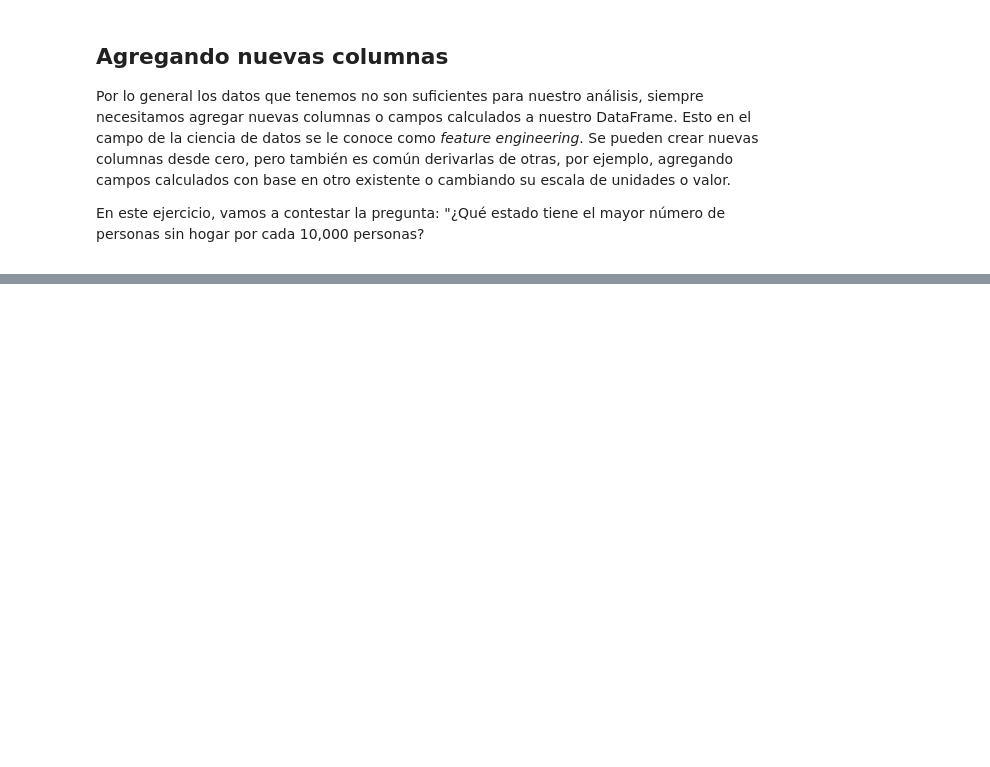
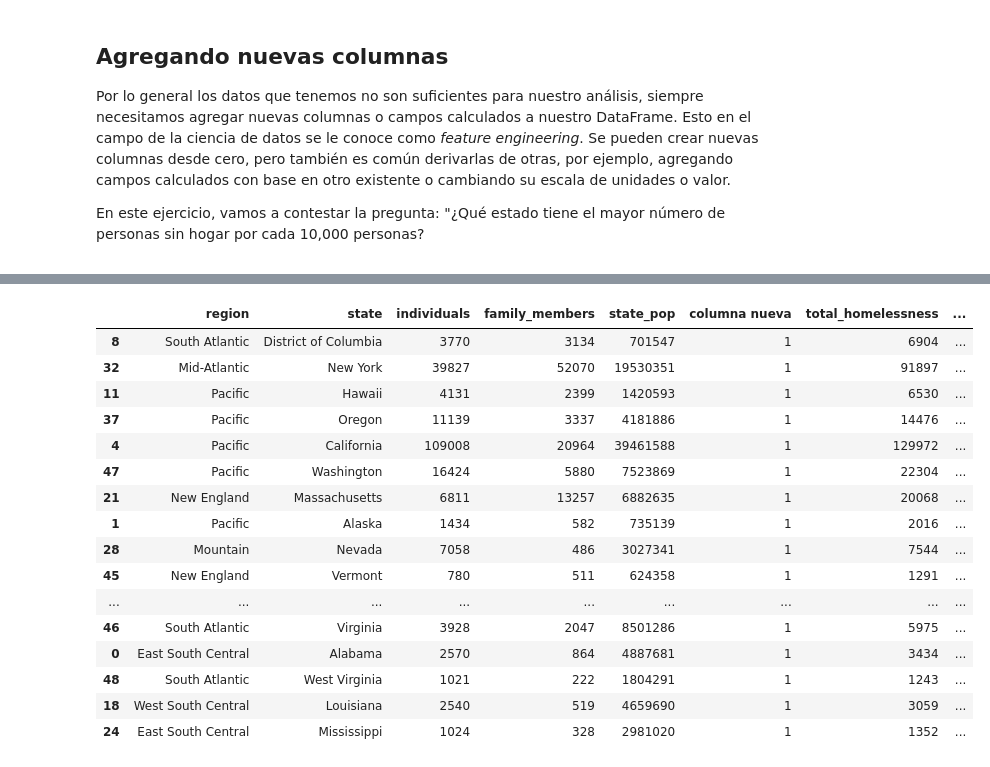
Before and after one commit to RebecaMagallanFlores/python-basics, a Jupyter notebook: 5.Analisis exploratorio.ipynb, the cells around one changed output, grey strips where cells are left out. Saved outputs shown, nothing was run; the diff lists cells and outputs as text; code cells hidden in the pictures; blank space fills up the shorter version.

```diff
--- a/5.Analisis exploratorio.ipynb
+++ b/5.Analisis exploratorio.ipynb
@@ -114,0 +585,22 @@ En este ejercicio, vamos a contestar la pregunta: "¿Qué estado tiene el mayor
+# %%
+# Vamos a ordenar de mandera descendente nuestra nueva variable
+homelessness_ordenada=homelessness.sort_values(by='indiv_per_20k',ascending=False)
+display(homelessness_ordenada)
+# %% [output]
+|  | region | state | individuals | family_members | state_pop | columna nueva | total_homelessness | ... |
+| 8 | South Atlantic | District of Columbia | 3770 | 3134 | 701547 | 1 | 6904 | ... |
+| 32 | Mid-Atlantic | New York | 39827 | 52070 | 19530351 | 1 | 91897 | ... |
+| 11 | Pacific | Hawaii | 4131 | 2399 | 1420593 | 1 | 6530 | ... |
+| 37 | Pacific | Oregon | 11139 | 3337 | 4181886 | 1 | 14476 | ... |
+| 4 | Pacific | California | 109008 | 20964 | 39461588 | 1 | 129972 | ... |
+| 47 | Pacific | Washington | 16424 | 5880 | 7523869 | 1 | 22304 | ... |
+| 21 | New England | Massachusetts | 6811 | 13257 | 6882635 | 1 | 20068 | ... |
+| 1 | Pacific | Alaska | 1434 | 582 | 735139 | 1 | 2016 | ... |
+| 28 | Mountain | Nevada | 7058 | 486 | 3027341 | 1 | 7544 | ... |
+| 45 | New England | Vermont | 780 | 511 | 624358 | 1 | 1291 | ... |
+| ... | ... | ... | ... | ... | ... | ... | ... | ... |
+| 46 | South Atlantic | Virginia | 3928 | 2047 | 8501286 | 1 | 5975 | ... |
+| 0 | East South Central | Alabama | 2570 | 864 | 4887681 | 1 | 3434 | ... |
+| 48 | South Atlantic | West Virginia | 1021 | 222 | 1804291 | 1 | 1243 | ... |
+| 18 | West South Central | Louisiana | 2540 | 519 | 4659690 | 1 | 3059 | ... |
+| 24 | East South Central | Mississippi | 1024 | 328 | 2981020 | 1 | 1352 | ... |
```
Also changed, not shown: parts of 38 cells of this notebook, 1 other file.
